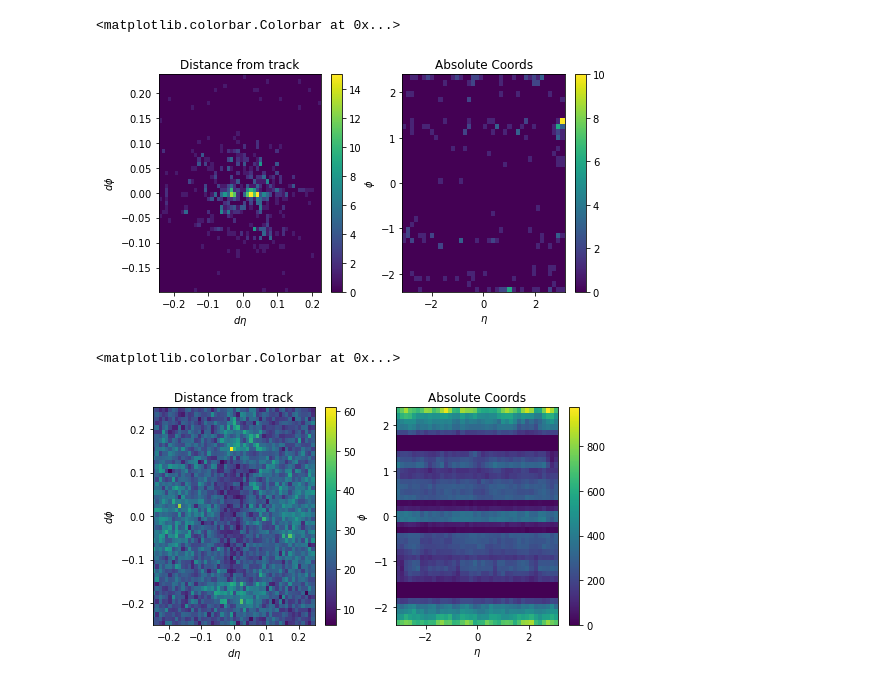
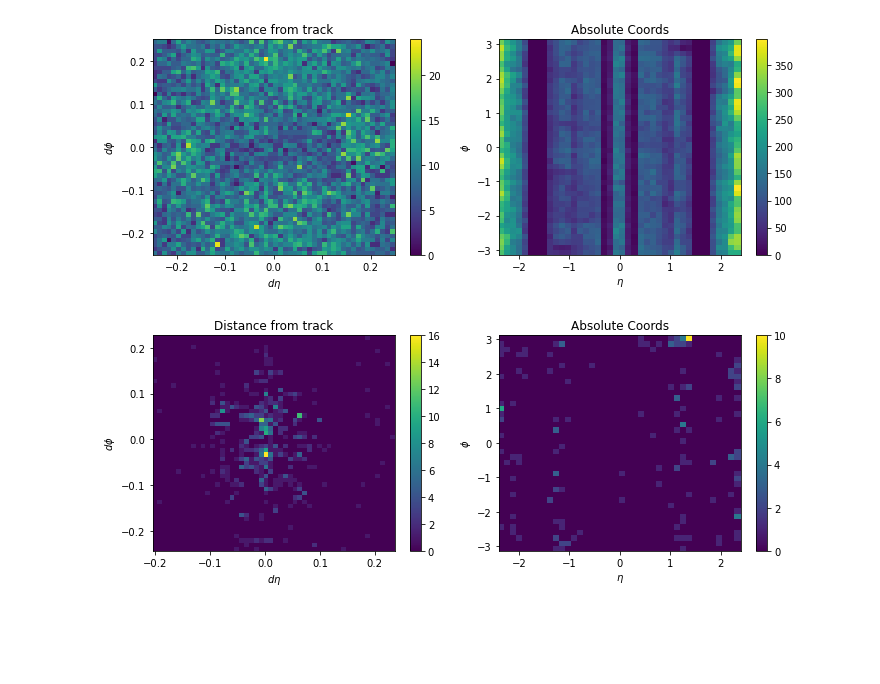
Before and after one commit to OSU-CMS/DisappTrksML, a Jupyter notebook: muons/muon_explore.ipynb, the cells around one changed output. Cells and saved outputs as stored; diff of their text form; code cells hidden in the pictures; blank space fills up the shorter version.

Commit message:
updated muon data exploration file

```diff
--- a/muons/muon_explore.ipynb
+++ b/muons/muon_explore.ipynb
@@ -44,14 +98,22 @@ plt.legend()
 # %%
-dEtas, dPhis = [], []
-etas, phis = [], []
-stations = []
-times = []
-for event, info in zip(muons['sets'],muons['infos']):
-    for hit in event:
-        if np.sum(hit) == 0: continue
-        dEtas.append(hit[0])
-        dPhis.append(hit[1])
-        stations.append(hit[2])
-        times.append(hit[3])
-    etas.append(info[8])
-    phis.append(info[9])
+def perHit_info(data):
+
+    dEtas, dPhis = [], []
+    stations = []
+    times = []
+
+    for event, info in zip(data['sets'],data['infos']):
+        for hit in event:
+            if np.sum(hit) == 0: continue
+            dEtas.append(hit[0])
+            dPhis.append(hit[1])
+            stations.append(hit[2])
+            times.append(hit[3])
+
+    return dEtas, dPhis, stations, times
+
+dEtas_sig, dPhis_sig, stations_sig, times_sig = perHit_info(trainSignal)
+dEtas_bkg, dPhis_bkg, stations_bkg, times_bkg = perHit_info(trainBackground)
+dEtas_recoFailMuonsDY, dPhis_recoFailMuonsDY, stations_recoFailMuonsDY, times_recoFailMuonsDY = perHit_info(recoFailMuonsDY)
+dEtas_recoFailMuonsData, dPhis_recoFailMuonsData, stations_recoFailMuonsData, times_recoFailMuonsData = perHit_info(recoFailMuonsData)
+dEtas_recoMuonsData, dPhis_recoMuonsData, stations_recoMuonsData, times_recoMuonsData = perHit_info(recoMuonsData)
@@ -58,17 +139,19 @@ for event, info in zip(muons['sets'],muons['infos']):
 # %%
-fig, ax = plt.subplots(1,2, figsize=(8, 4))
+fig, ax = plt.subplots(1,2, figsize=(10, 4))
 
-im0 = ax[0].hist2d(dPhis,dEtas,bins=50)
+im0 = ax[0].hist2d(dEtas_bkg,dPhis_bkg,bins=50)
 ax[0].set_title("Distance from track")
 ax[0].set_xlabel(r"$d\eta$")
 ax[0].set_ylabel(r"$d\phi$")
 fig.colorbar(im0[3], ax=ax[0])
 
-im1 = ax[1].hist2d(phis,etas,bins=40)
+im1 = ax[1].hist2d(trainBackground['infos'][:,8],trainBackground['infos'][:,9],bins=40)
 ax[1].set_title("Absolute Coords")
 ax[1].set_xlabel(r"$\eta$")
 ax[1].set_ylabel(r"$\phi$")
 fig.colorbar(im1[3], ax=ax[1])
+
+plt.tight_layout()
+fig.savefig('../plots/trainBackground_coords.png')
 # %% [output]
-<matplotlib.colorbar.Colorbar at 0x...>
-[figure, old version]
+[figure, new version]
@@ -89,17 +158,19 @@ for event, info in zip(background['sets'],background['infos']):
 # %%
-fig, ax = plt.subplots(1,2, figsize=(8, 4))
+fig, ax = plt.subplots(1,2, figsize=(10, 4))
 
-im0 = ax[0].hist2d(dPhisB,dEtasB,bins=50)
+im0 = ax[0].hist2d(dEtas_recoFailMuonsDY,dPhis_recoFailMuonsDY,bins=50)
 ax[0].set_title("Distance from track")
 ax[0].set_xlabel(r"$d\eta$")
 ax[0].set_ylabel(r"$d\phi$")
 fig.colorbar(im0[3], ax=ax[0])
 
-im1 = ax[1].hist2d(phisB,etasB,bins=40)
+im1 = ax[1].hist2d(recoFailMuonsDY['infos'][:,8],recoFailMuonsDY['infos'][:,9],bins=40)
 ax[1].set_title("Absolute Coords")
 ax[1].set_xlabel(r"$\eta$")
 ax[1].set_ylabel(r"$\phi$")
 fig.colorbar(im1[3], ax=ax[1])
+
+plt.tight_layout()
+fig.savefig('../plots/recoFailMuonsDY_coords.png')
 # %% [output]
-<matplotlib.colorbar.Colorbar at 0x...>
-[figure, old version]
+[figure, new version]
```
Also changed, not shown: parts of 28 cells of this notebook.
